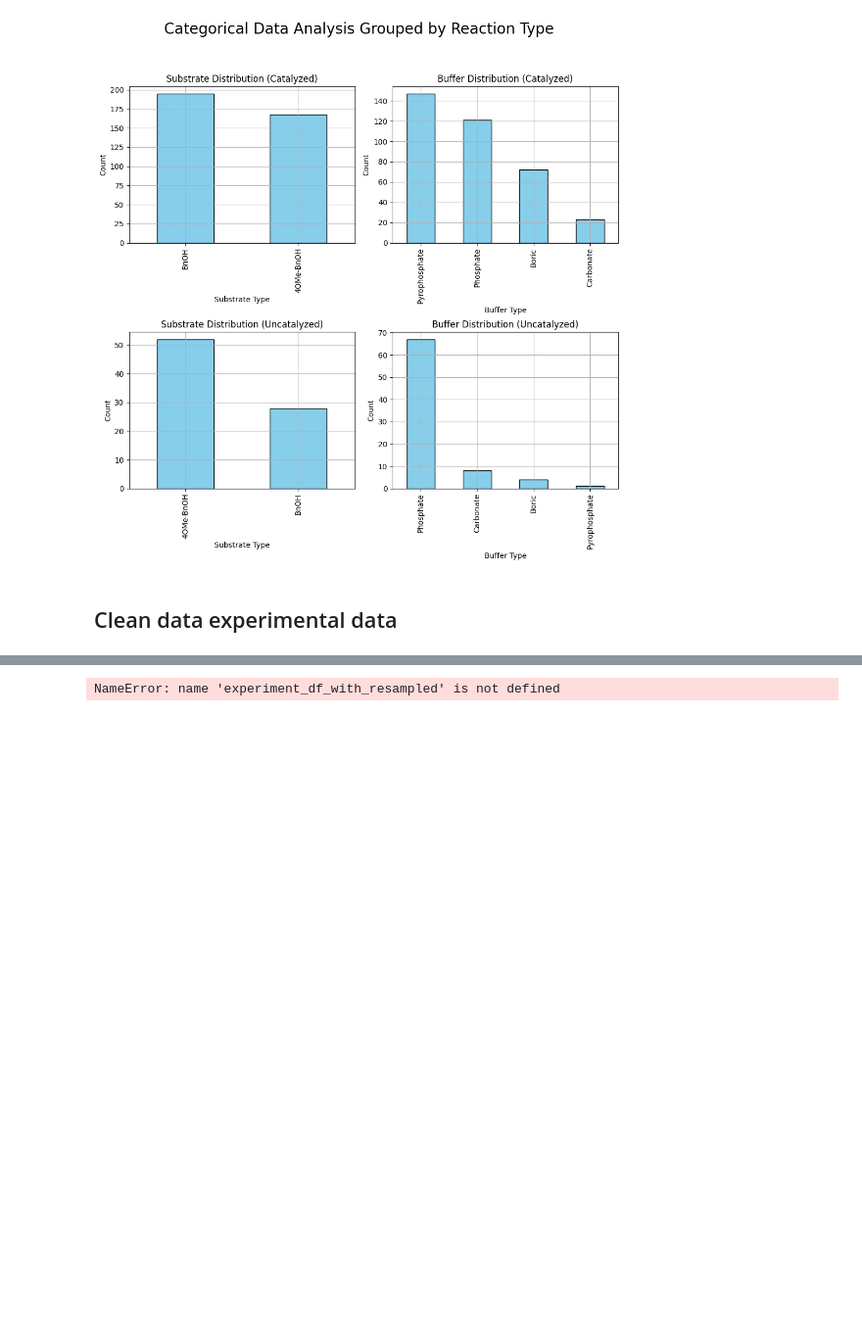
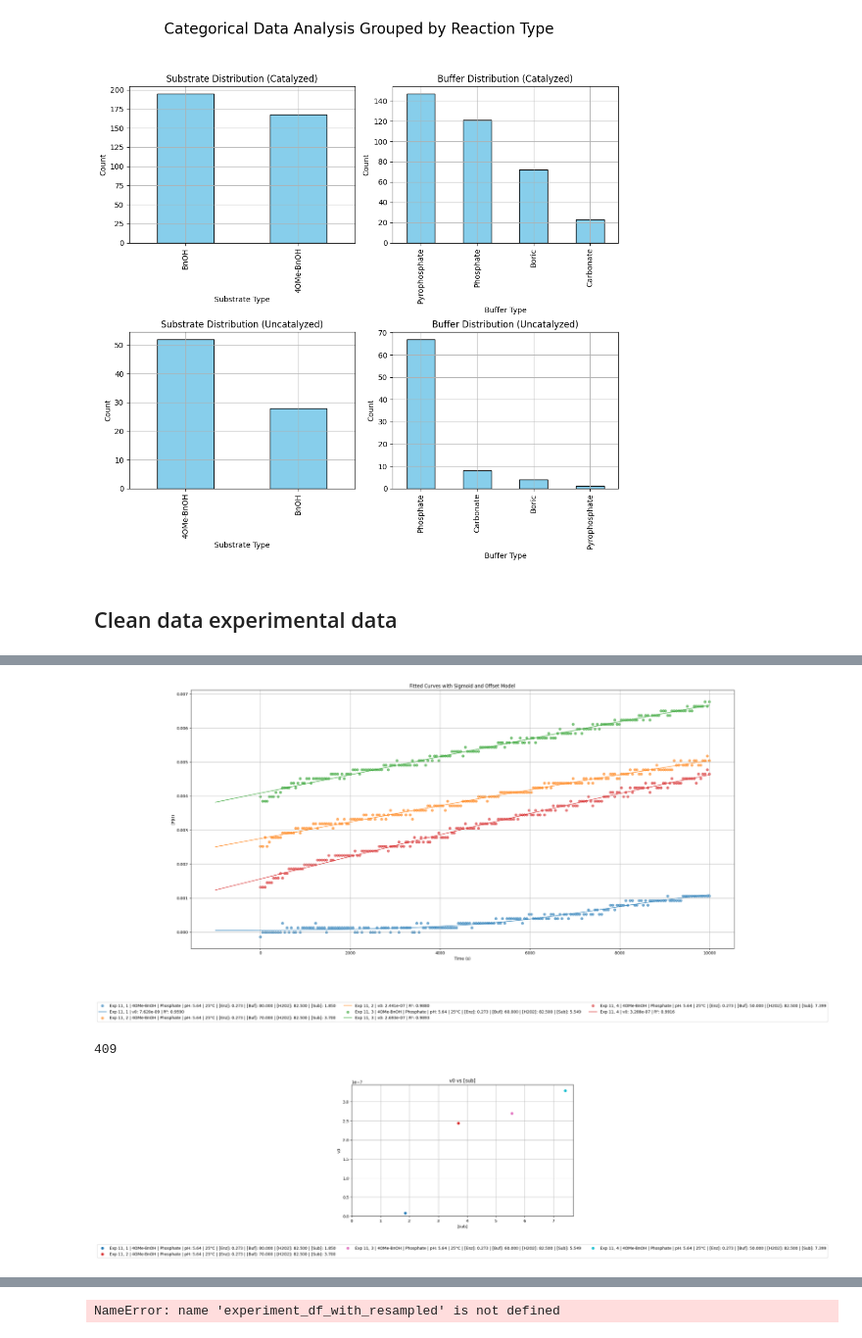
Before and after one commit to madsr2d2/masterThesis, a Jupyter notebook: masterThesis.ipynb, the cells around one changed output, grey strips where cells are left out. Shown at 98% size. Cells and saved outputs as stored; diff of their text form; code cells hidden in the pictures; blank space fills up the shorter version.

```diff
--- a/masterThesis.ipynb
+++ b/masterThesis.ipynb
@@ -1080,14 +1050,0 @@ Km: 288.5820, A: 0.0000, k: 0.0000, t0: 0.5036, C: 0.0006
-# %%
-fitted_df.head()
-v0 = np.array(fitted_df['v0'])
-print(v0)
-
-
-s0 = np.array(fitted_df['[sub]'])
-# plot v0 vs s0
-plt.scatter(s0, v0)
-plt.xlim(0)
-plt.ylim(0)
-
-# fit a MM model to the data
-from scipy.optimize import curve_fit
@@ -1102,0 +1850,64 @@ fitted_df.head()
+# %%
+
+# do low pH fits
+# fit_curves_to_data(
+#     dataframe=data_df_resampled,
+#     fit_range=(0, 8000),
+#     # plot=True,
+#     # experiment_range=(expr,expr),
+#     # sample_range=(sample_low, sample_high),
+#     pH_range=(0, 9),
+#     noise_level=0.05
+# )
+
+
+# do high pH fits, high h2o2
+# fit_curves_to_data(
+#     dataframe=data_df_resampled,
+#     fit_range=(0, 2000),
+#     # plot=True,
+#     # experiment_range=(expr,expr),
+#     sample_range=(1, 4),
+#     pH_range=(9.01,12),
+#     noise_level=0.05
+# )
+
+# do high pH fits, low h2o2
+# fit_curves_to_data(
+#     dataframe=data_df_resampled,
+#     fit_range=(0, 8000),
+#     plot=True,
+#     # experiment_range=(expr,expr),
+#     sample_range=(5, 7),
+#     pH_range=(9.01,12),
+#     noise_level=0.05
+# )
+
+# do high pH fits, low h2o2
+fitted_df = fit_curves_to_data(
+    dataframe=data_df_resampled,
+    fit_range=(0, 10000),
+
+    plot=True,
+    experiment_range=(11,11),
+    # sample_range=(1, 4),
+    # pH_range=(10, 15),
+    noise_level=0.00
+)
+print(len(data_df_resampled))
+
+plot_v0_vs(
+    dataframe=fitted_df,
+    v0_vs="[sub]",  # Column to plot v0 agaijnst
+    experiment_range=(11, 11),
+    # sample_range=(1, 4)
+)
+# pH < max_pH6 upper bound 10000, pH >= max_pH6 & pH < max_pH9 upper bound 2000, pH >= max_pH9 upper bound 1000
+
+fitted_df
+# naughty list [[exp_num, sample_num], ...]
+# [[128,2], [128,3], [128,5], [137,6], [84,1]]
+# %% [output]
+[figure, added]
+409
+[figure, added]
```
Also changed, not shown: parts of 43 cells of this notebook, 9 other files.
